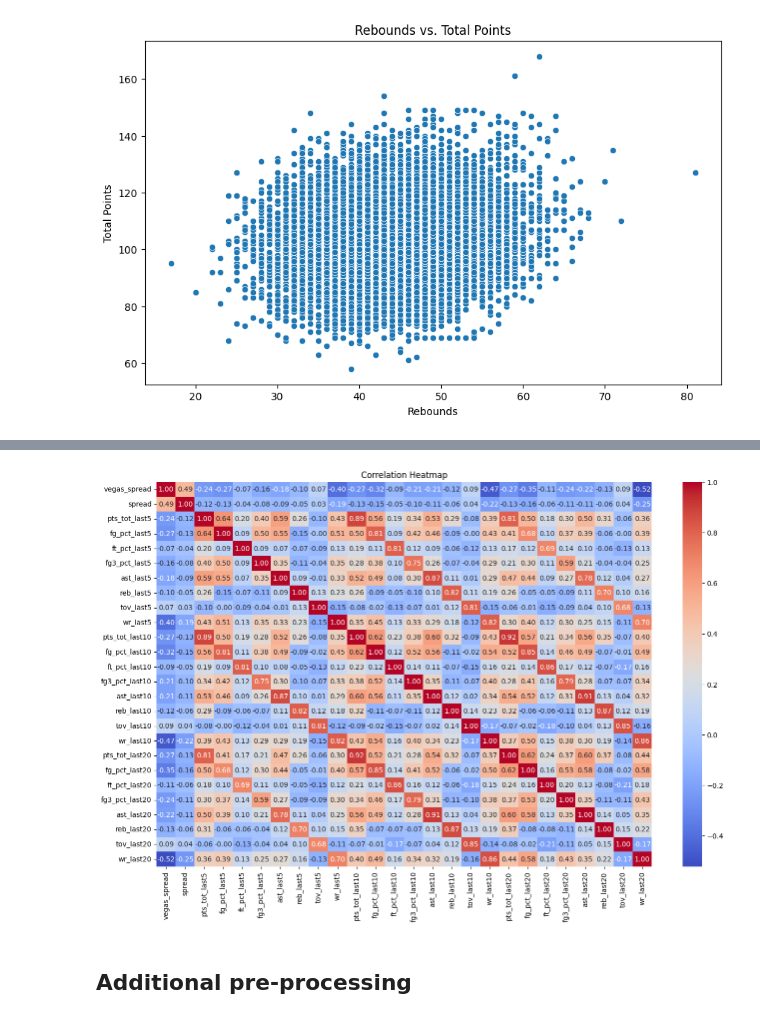
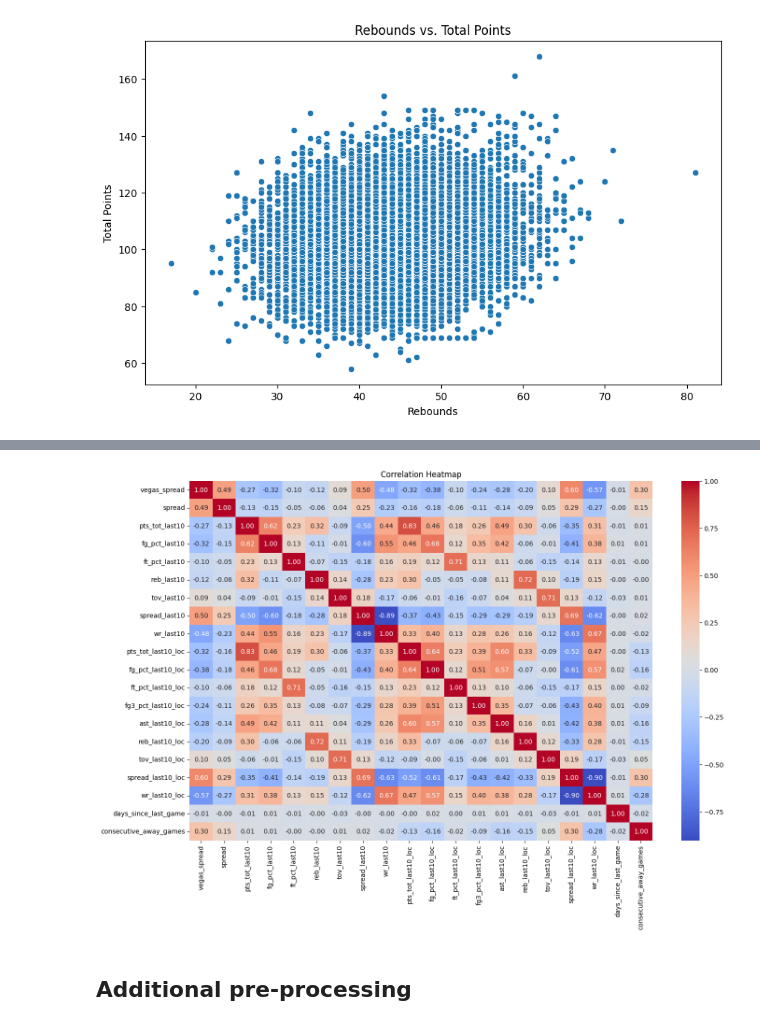
Before and after one commit to dliang5299/MIDS-207-Final-Project, a Jupyter notebook: Data_Processing.ipynb, the cells around one changed output, grey strips where cells are left out. Drawn from its saved outputs; the diff is of its cells as text; code cells hidden in the pictures.

```diff
--- a/Data_Processing.ipynb
+++ b/Data_Processing.ipynb
@@ -204,21 +247,33 @@ def wr_last_n(series, n):
 
 # Function to calculate team performance in last n games
 def gen_last_n(df, n):
-  vars = ['pts_tot', 'fg_pct', 'ft_pct', 'fg3_pct', 'ast', 'reb', 'tov']
+  vars = ['pts_tot', 'fg_pct', 'ft_pct', 'fg3_pct', 'ast', 'reb', 'tov', 'spread']
   df = df.sort_values(by=['team_id', 'game_date'])
+  # Overall
   for var in vars:
     df[var + '_last' + str(n)] = df.groupby('team_id')[var].apply(lambda x: mean_last_n(x, n)).reset_index(level=0, drop=True)
   df['wr_last' + str(n)] = df.groupby('team_id')['result'].apply(lambda x: wr_last_n(x, n)).reset_index(level=0, drop=True)
+  # Home stats
+  for var in vars:
+    df[var + '_last' + str(n) + "_home"] = df[df['location'] == 'home'].groupby('team_id')[var].apply(lambda x: mean_last_n(x, n)).reset_index(level=0, drop=True)
+  df['wr_last' + str(n) + "_home"] = df[df['location'] == 'home'].groupby('team_id')['result'].apply(lambda x: wr_last_n(x, n)).reset_index(level=0, drop=True)
+  # Away stats
+  for var in vars:
+    df[var + '_last' + str(n) + "_away"] = df[df['location'] == 'away'].groupby('team_id')[var].apply(lambda x: mean_last_n(x, n)).reset_index(level=0, drop=True)
+  df['wr_last' + str(n) + "_away"] = df[df['location'] == 'away'].groupby('team_id')['result'].apply(lambda x: wr_last_n(x, n)).reset_index(level=0, drop=True)
+  # Consolidate locations
+  for var in ['pts_tot', 'fg_pct', 'ft_pct', 'fg3_pct', 'ast', 'reb', 'tov', 'spread', 'wr']:
+    # Use the original DataFrame index to access home and away stats
+    df[var + '_last' + str(n) + '_loc'] = df.apply(lambda row: row[var + '_last' + str(n) + '_home'] if row['location'] == 'home' else row[var + '_last' + str(n) + '_away'], axis=1)
+    df = df.drop([var + '_last' + str(n) + '_home', var + '_last' + str(n) + '_away'], axis=1)
+
   return df
 # %%
 # Calculate team performance in last 5/10/20 games
-combined_df = gen_last_n(combined_df, 5)
+# combined_df = gen_last_n(combined_df, 5)
 combined_df = gen_last_n(combined_df, 10)
 combined_df = gen_last_n(combined_df, 20)
-
-# Set ID types
-combined_df['game_id'] = combined_df['game_id'].astype(str)
-combined_df['team_id'] = combined_df['team_id'].astype(str)
+combined_df = gen_last_n(combined_df, 50)
 
 # Sort and data
 combined_df = combined_df.sort_values(by=['season', 'game_date', 'game_id', 'location']).reset_index(drop=True)
@@ -328,18 +406,25 @@ plt.show()
 # %%
 # Drop current-game variables not used for prediction
 combined_df = combined_df.drop(['pts_q1', 'pts_q2','pts_q3', 'pts_q4', 'pts_ot1',
                                 'pts_ot2', 'pts_ot3', 'pts_ot4', 'pts_tot', 'fg_pct',
                                 'ft_pct', 'fg3_pct', 'ast', 'reb', 'tov', 'result'],
                                 axis=1)
+consolidated_df = combined_df.filter(['vegas_spread', 'spread', 'pts_tot_last10', 'fg_pct_last10',
+                                      'ft_pct_last10', 'fg3_pct_last10' 'ast_last10', 'reb_last10',
+                                      'tov_last10', 'spread_last10', 'wr_last10', 'pts_tot_last10_loc',
+                                      'fg_pct_last10_loc', 'ft_pct_last10_loc', 'fg3_pct_last10_loc',
+                                      'ast_last10_loc', 'reb_last10_loc', 'tov_last10_loc',
+                                      'spread_last10_loc', 'wr_last10_loc', 'days_since_last_game',
+                                      'consecutive_away_games'])
 
 # Correlation heatmap
 plt.figure(figsize=(16, 10))
-numeric_cols = combined_df.select_dtypes(include=['float64', 'int64']).columns
-sns.heatmap(combined_df[numeric_cols].corr(), annot=True, fmt='.2f', cmap='coolwarm')
+numeric_cols = consolidated_df.select_dtypes(include=['float64', 'int64']).columns
+sns.heatmap(consolidated_df[numeric_cols].corr(), annot=True, fmt='.2f', cmap='coolwarm')
 plt.title('Correlation Heatmap')
 plt.show()
 # %% [output]
-[figure, old version]
+[figure, new version]
 # %% [markdown]
 ## Additional pre-processing
 # %%
```
Also changed, not shown: parts of 11 cells of this notebook.
